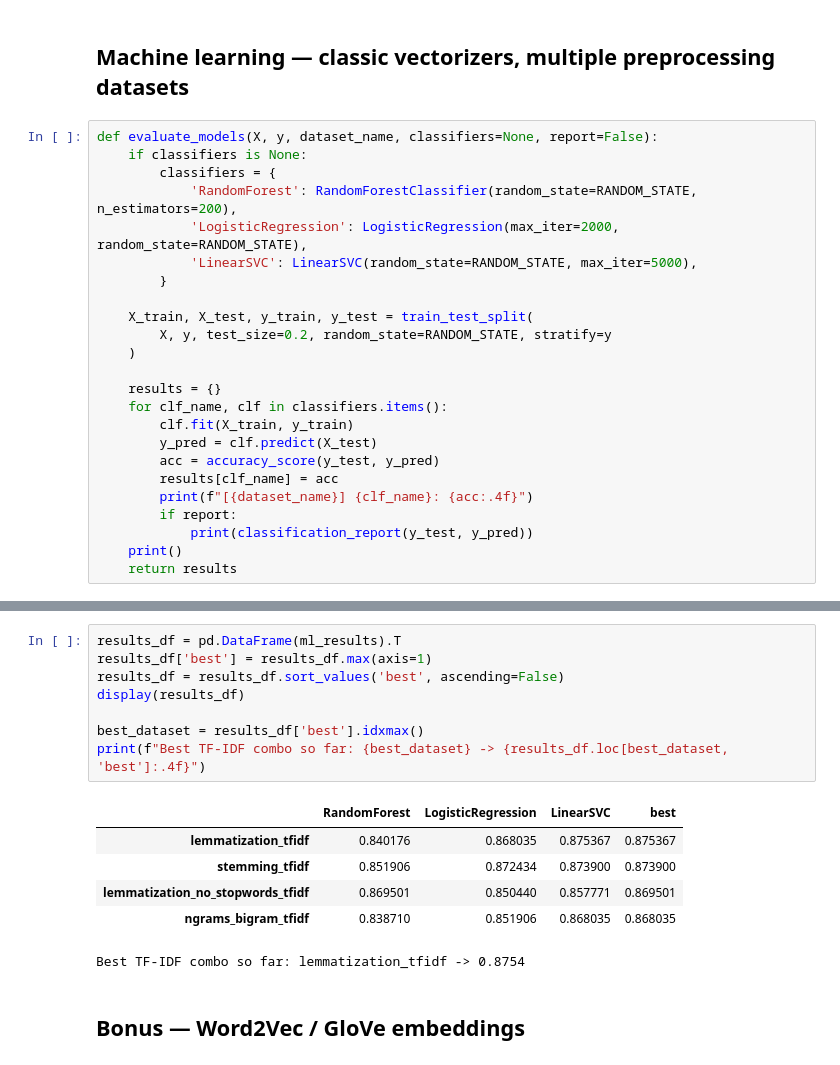
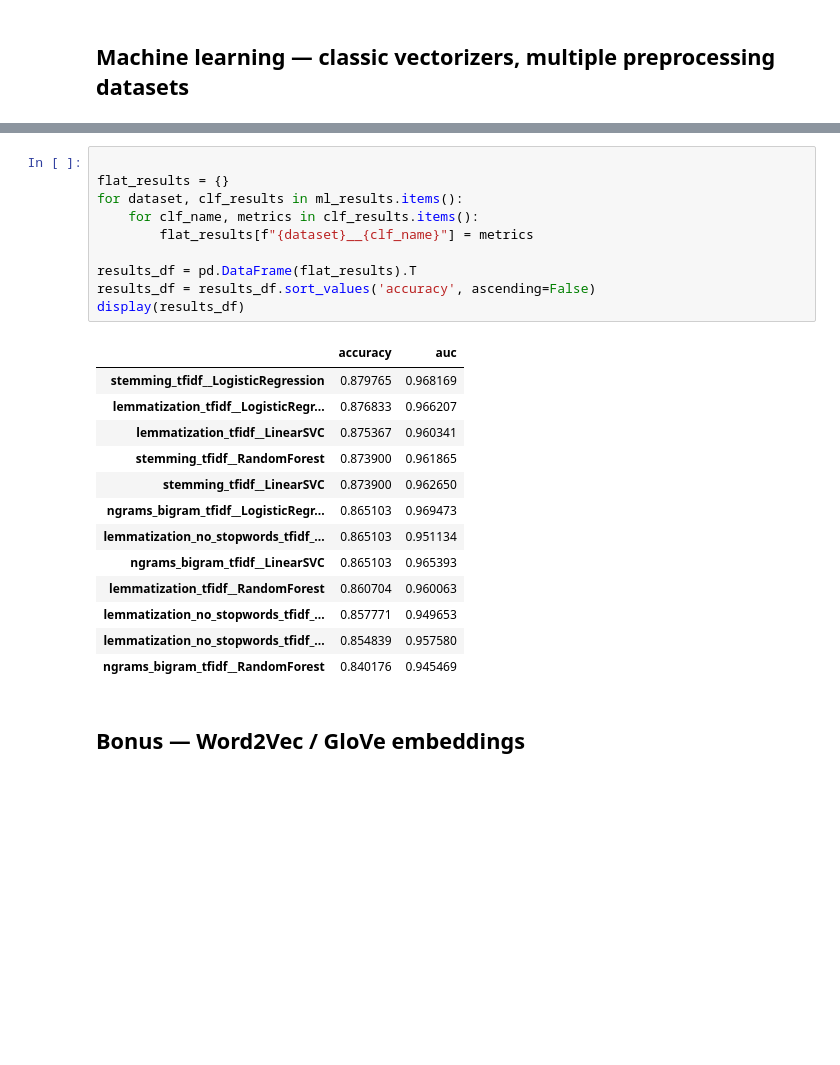
Before and after one commit to hassanlakhal/tweets, a Jupyter notebook: notebook/sentiment_analysis.ipynb, the cells around one changed output, grey strips where cells are left out. Cells and saved outputs as stored; diff of their text form; blank space fills up the shorter version.

```diff
--- a/notebook/sentiment_analysis.ipynb
+++ b/notebook/sentiment_analysis.ipynb
@@ -468,26 +458,2 @@ plt.show()
 # %% [markdown]
 ## Machine learning — classic vectorizers, multiple preprocessing datasets
-# %%
-def evaluate_models(X, y, dataset_name, classifiers=None, report=False):
-    if classifiers is None:
-        classifiers = {
-            'RandomForest': RandomForestClassifier(random_state=RANDOM_STATE, n_estimators=200),
-            'LogisticRegression': LogisticRegression(max_iter=2000, random_state=RANDOM_STATE),
-            'LinearSVC': LinearSVC(random_state=RANDOM_STATE, max_iter=5000),
-        }
-
-    X_train, X_test, y_train, y_test = train_test_split(
-        X, y, test_size=0.2, random_state=RANDOM_STATE, stratify=y
-    )
-
-    results = {}
-    for clf_name, clf in classifiers.items():
-        clf.fit(X_train, y_train)
-        y_pred = clf.predict(X_test)
-        acc = accuracy_score(y_test, y_pred)
-        results[clf_name] = acc
-        print(f"[{dataset_name}] {clf_name}: {acc:.4f}")
-        if report:
-            print(classification_report(y_test, y_pred))
-    print()
-    return results
@@ -518,18 +544,27 @@ for name in candidate_variants:
 # %%
-results_df = pd.DataFrame(ml_results).T
-results_df['best'] = results_df.max(axis=1)
-results_df = results_df.sort_values('best', ascending=False)
+
+flat_results = {}
+for dataset, clf_results in ml_results.items():
+    for clf_name, metrics in clf_results.items():
+        flat_results[f"{dataset}__{clf_name}"] = metrics
+
+results_df = pd.DataFrame(flat_results).T
+results_df = results_df.sort_values('accuracy', ascending=False)
 display(results_df)
-
-best_dataset = results_df['best'].idxmax()
-print(f"Best TF-IDF combo so far: {best_dataset} -> {results_df.loc[best_dataset, 'best']:.4f}")
 # %% [output]
-|  | RandomForest | LogisticRegression | LinearSVC | best |
-| lemmatization_tfidf | 0.840176 | 0.868035 | 0.875367 | 0.875367 |
-| stemming_tfidf | 0.851906 | 0.872434 | 0.873900 | 0.873900 |
-| lemmatization_no_stopwords_tfidf | 0.869501 | 0.850440 | 0.857771 | 0.869501 |
-| ngrams_bigram_tfidf | 0.838710 | 0.851906 | 0.868035 | 0.868035 |
+|  | accuracy | auc |
+| stemming_tfidf__LogisticRegression | 0.879765 | 0.968169 |
+| lemmatization_tfidf__LogisticRegr... | 0.876833 | 0.966207 |
+| lemmatization_tfidf__LinearSVC | 0.875367 | 0.960341 |
+| stemming_tfidf__RandomForest | 0.873900 | 0.961865 |
+| stemming_tfidf__LinearSVC | 0.873900 | 0.962650 |
+| ngrams_bigram_tfidf__LogisticRegr... | 0.865103 | 0.969473 |
+| lemmatization_no_stopwords_tfidf_... | 0.865103 | 0.951134 |
+| ngrams_bigram_tfidf__LinearSVC | 0.865103 | 0.965393 |
+| lemmatization_tfidf__RandomForest | 0.860704 | 0.960063 |
+| lemmatization_no_stopwords_tfidf_... | 0.857771 | 0.949653 |
+| lemmatization_no_stopwords_tfidf_... | 0.854839 | 0.957580 |
+| ngrams_bigram_tfidf__RandomForest | 0.840176 | 0.945469 |
-Best TF-IDF combo so far: lemmatization_tfidf -> 0.8754
 # %% [markdown]
 ## Bonus — Word2Vec / GloVe embeddings
 # %%
```
Also changed, not shown: parts of 9 cells of this notebook, 1 other file.
